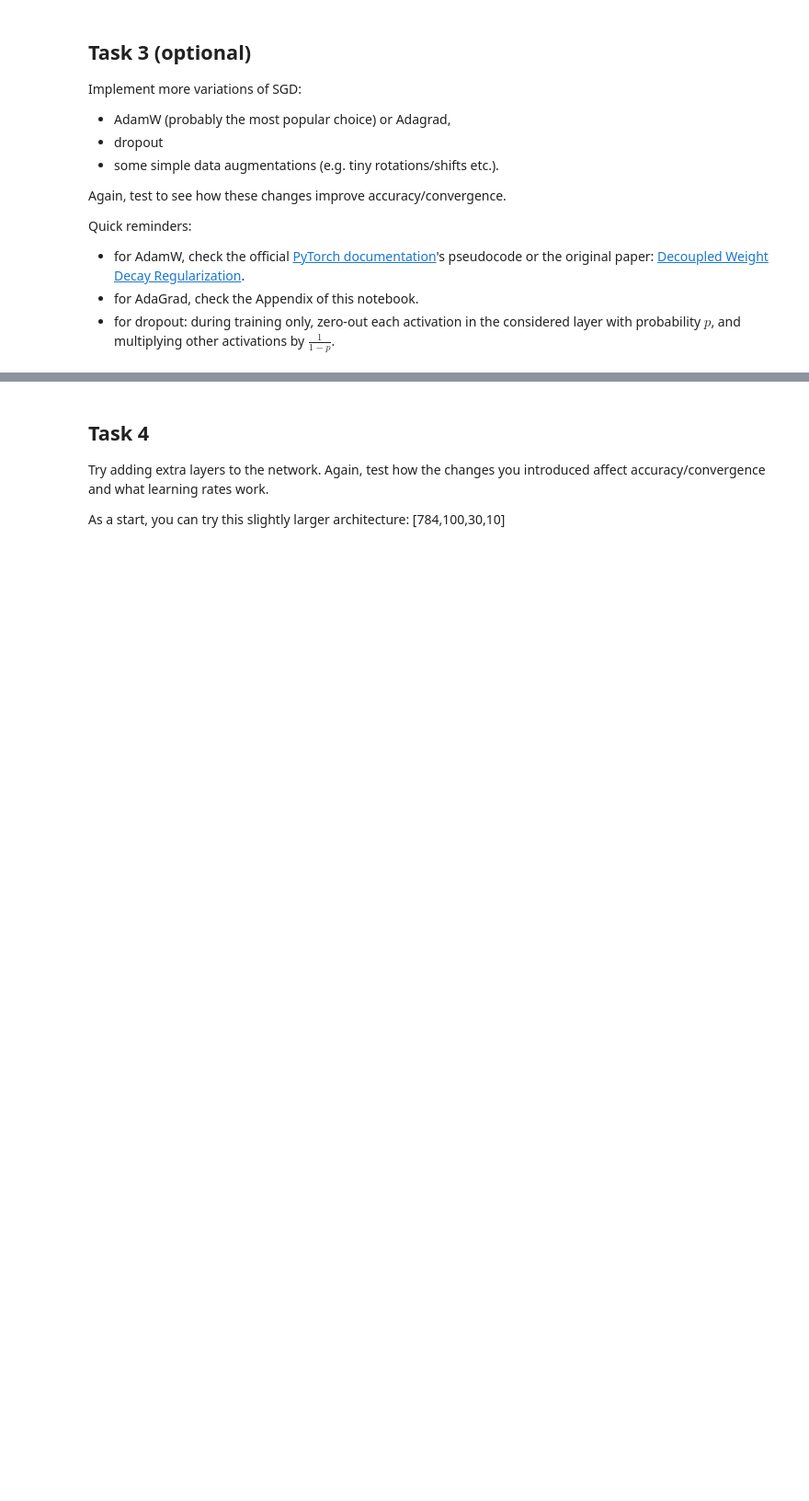
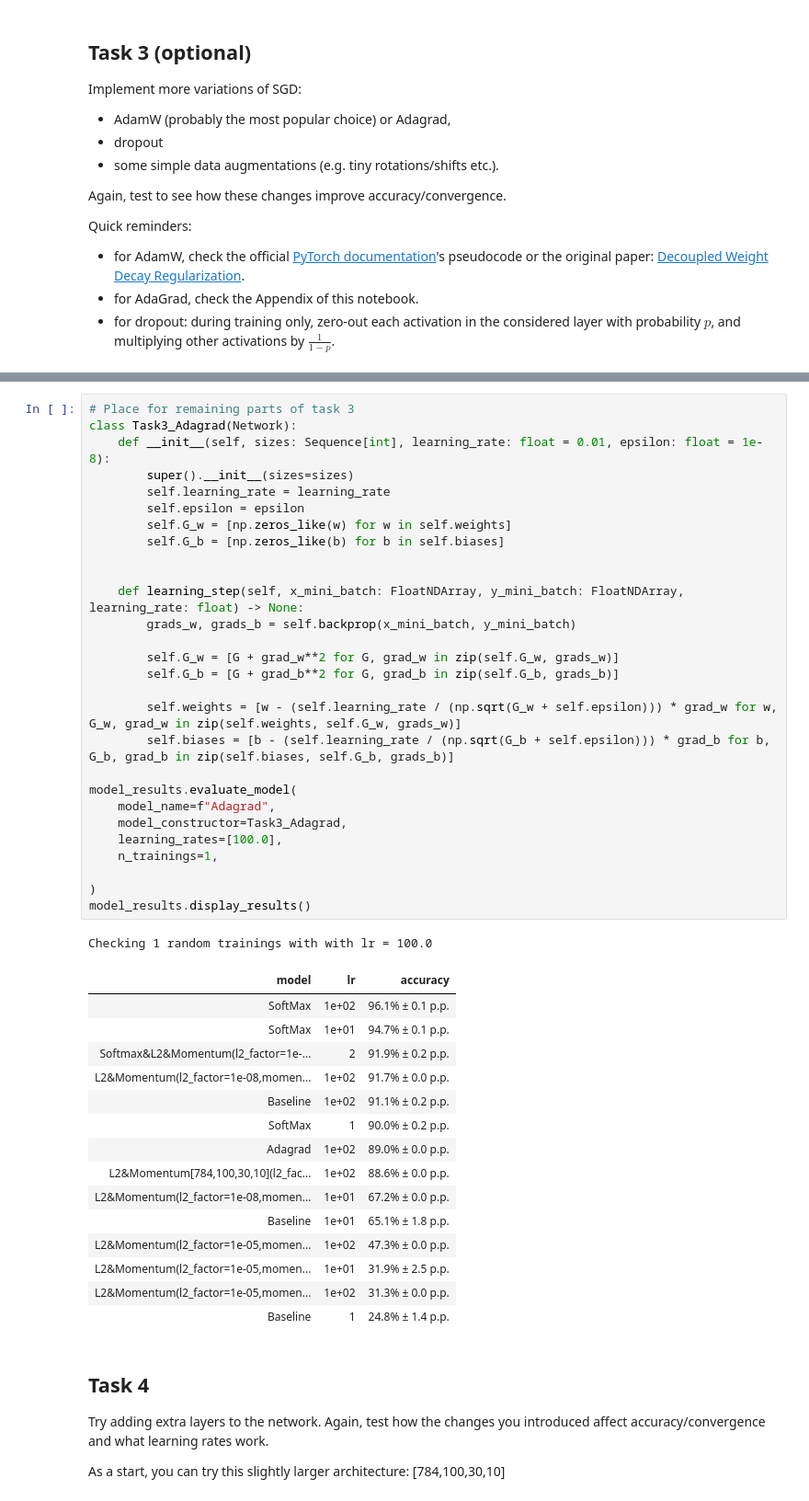
Before and after one commit to MichalSlowakiewicz/Deep-Neural-Network, a Jupyter notebook: LAB_3.ipynb, the cells around one changed output, grey strips where cells are left out. Shown at 92% size. Cells and saved outputs as stored; diff of their text form; blank space fills up the shorter version.

```diff
--- a/LAB_3.ipynb
+++ b/LAB_3.ipynb
@@ -568,3 +678,48 @@ Quick reminders:
+# %%
+# Place for remaining parts of task 3
+class Task3_Adagrad(Network):
+    def __init__(self, sizes: Sequence[int], learning_rate: float = 0.01, epsilon: float = 1e-8):
+        super().__init__(sizes=sizes)
+        self.learning_rate = learning_rate
+        self.epsilon = epsilon
+        self.G_w = [np.zeros_like(w) for w in self.weights]
+        self.G_b = [np.zeros_like(b) for b in self.biases]
+
+
+    def learning_step(self, x_mini_batch: FloatNDArray, y_mini_batch: FloatNDArray, learning_rate: float) -> None:
+        grads_w, grads_b = self.backprop(x_mini_batch, y_mini_batch)
+
+        self.G_w = [G + grad_w**2 for G, grad_w in zip(self.G_w, grads_w)]
+        self.G_b = [G + grad_b**2 for G, grad_b in zip(self.G_b, grads_b)]
+
+        self.weights = [w - (self.learning_rate / (np.sqrt(G_w + self.epsilon))) * grad_w for w, G_w, grad_w in zip(self.weights, self.G_w, grads_w)]
+        self.biases = [b - (self.learning_rate / (np.sqrt(G_b + self.epsilon))) * grad_b for b, G_b, grad_b in zip(self.biases, self.G_b, grads_b)]
+
+model_results.evaluate_model(
+    model_name=f"Adagrad",
+    model_constructor=Task3_Adagrad,
+    learning_rates=[100.0],
+    n_trainings=1,
+
+)
+model_results.display_results()
+# %% [output]
+Checking 1 random trainings with with lr = 100.0
+| model | lr | accuracy |
+| SoftMax | 1e+02 | 96.1% ± 0.1 p.p. |
+| SoftMax | 1e+01 | 94.7% ± 0.1 p.p. |
+| Softmax&L2&Momentum(l2_factor=1e-... | 2 | 91.9% ± 0.2 p.p. |
+| L2&Momentum(l2_factor=1e-08,momen... | 1e+02 | 91.7% ± 0.0 p.p. |
+| Baseline | 1e+02 | 91.1% ± 0.2 p.p. |
+| SoftMax | 1 | 90.0% ± 0.2 p.p. |
+| Adagrad | 1e+02 | 89.0% ± 0.0 p.p. |
+| L2&Momentum[784,100,30,10](l2_fac... | 1e+02 | 88.6% ± 0.0 p.p. |
+| L2&Momentum(l2_factor=1e-08,momen... | 1e+01 | 67.2% ± 0.0 p.p. |
+| Baseline | 1e+01 | 65.1% ± 1.8 p.p. |
+| L2&Momentum(l2_factor=1e-05,momen... | 1e+02 | 47.3% ± 0.0 p.p. |
+| L2&Momentum(l2_factor=1e-05,momen... | 1e+01 | 31.9% ± 2.5 p.p. |
+| L2&Momentum(l2_factor=1e-05,momen... | 1e+02 | 31.3% ± 0.0 p.p. |
+| Baseline | 1 | 24.8% ± 1.4 p.p. |
 # %% [markdown]
 ## Task 4
 Try adding extra layers to the network. Again, test how the changes you introduced affect accuracy/convergence and what learning rates work.
```
Also changed, not shown: parts of 13 cells of this notebook.
